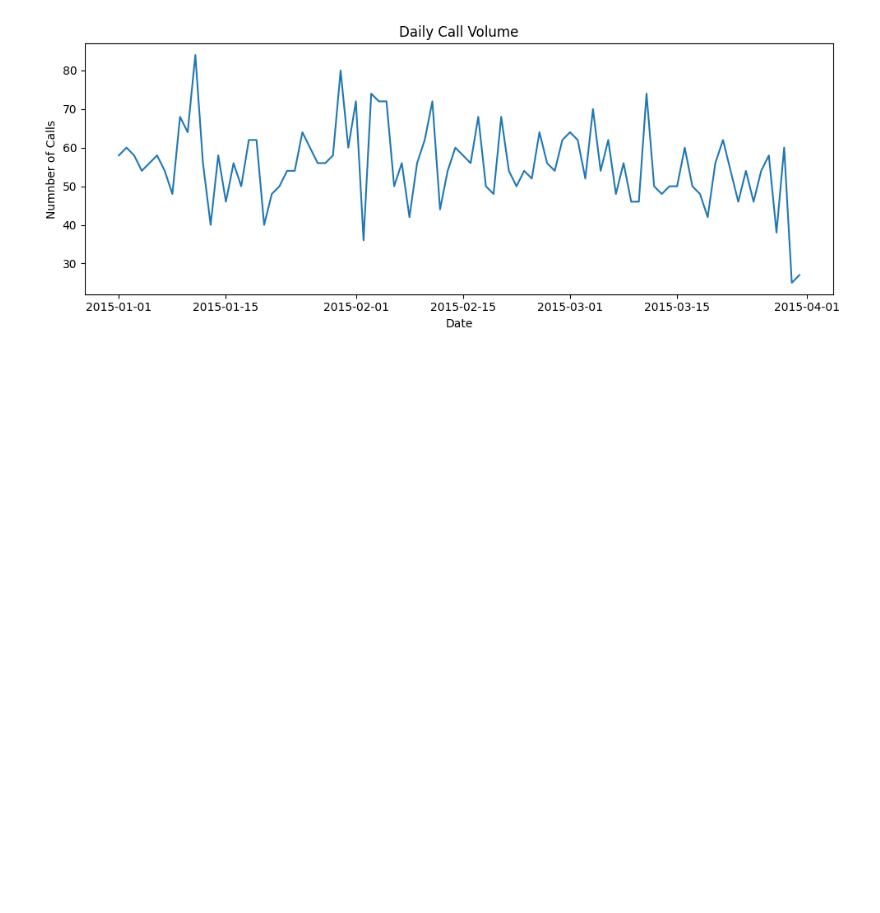
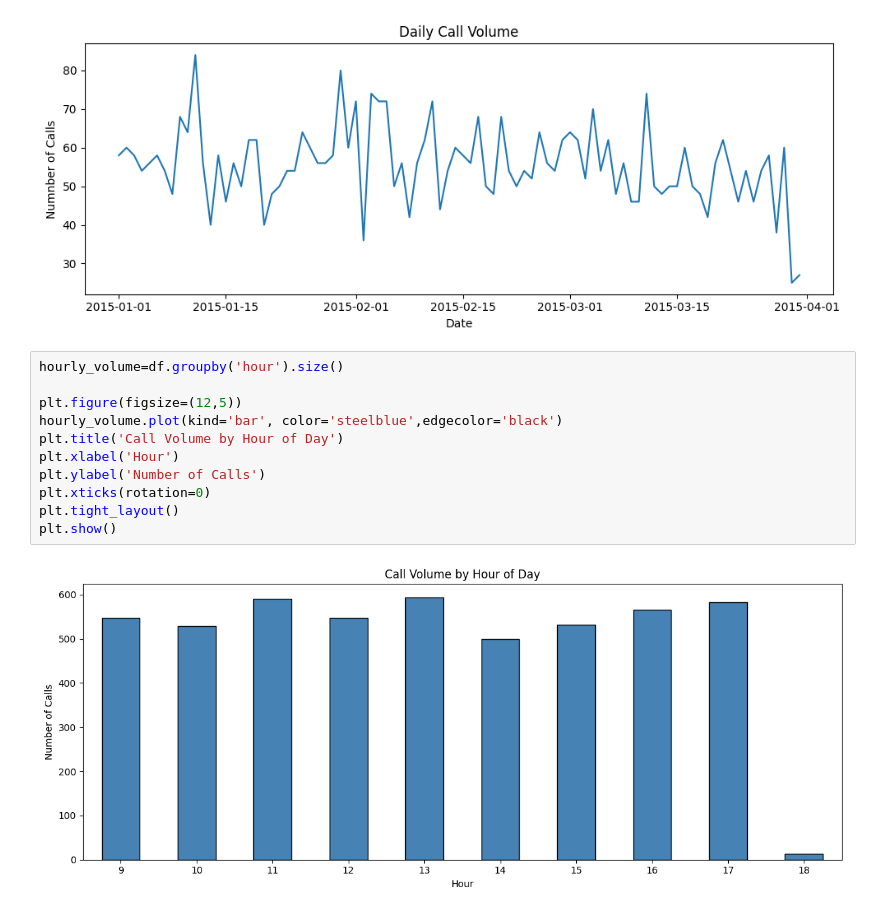
Before and after one commit to sauravjaglan-byte/wfm-forecasting-dashboard, a Jupyter notebook: notebooks/01_eda.ipynb, the cells around one changed output. Cells and saved outputs as stored; diff of their text form; blank space fills up the shorter version.

Commit message:
EDA: added hourly volume and day of week analysis

```diff
--- a/notebooks/01_eda.ipynb
+++ b/notebooks/01_eda.ipynb
@@ -66,3 +66,16 @@ plt.tight_layout()
 plt.show()
 # %% [output]
 [figure]
+# %%
+hourly_volume=df.groupby('hour').size()
+
+plt.figure(figsize=(12,5))
+hourly_volume.plot(kind='bar', color='steelblue',edgecolor='black')
+plt.title('Call Volume by Hour of Day')
+plt.xlabel('Hour')
+plt.ylabel('Number of Calls')
+plt.xticks(rotation=0)
+plt.tight_layout()
+plt.show()
+# %% [output]
+[figure, added]
```
Also changed, not shown: parts of 3 cells of this notebook.
